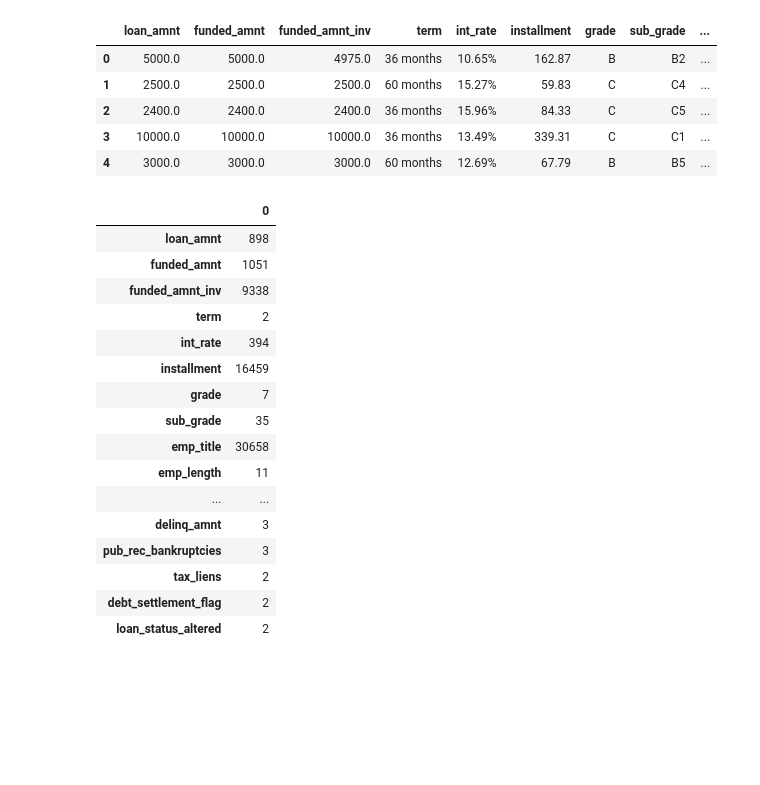
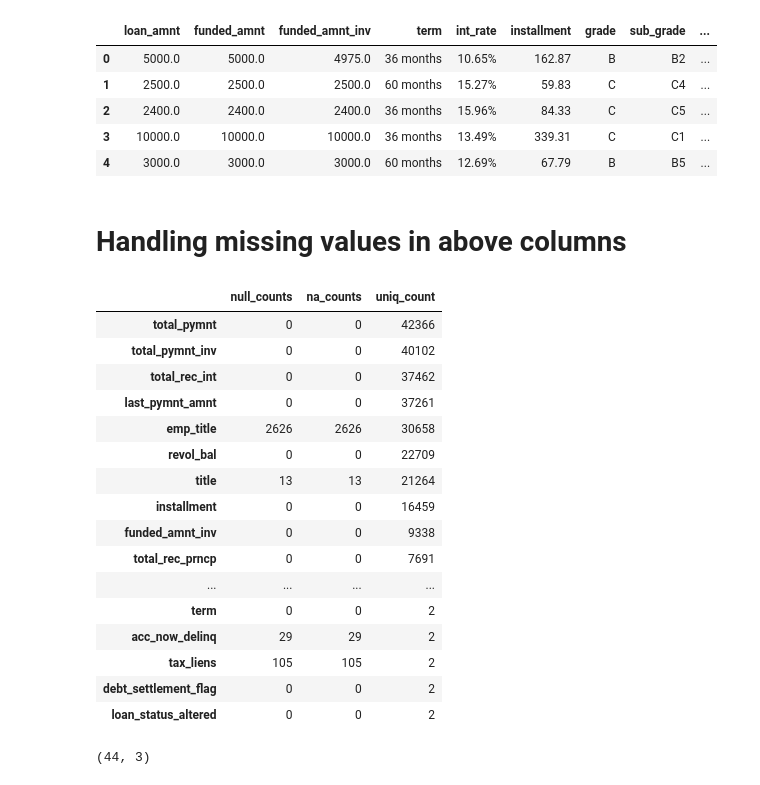
Before and after one commit to shashikumar2010s/AT-T, a Jupyter notebook: EDA.ipynb, the cells around one changed output. Drawn from its saved outputs; the diff is of its cells as text; code cells hidden in the pictures; blank space fills up the shorter version.

```diff
--- a/EDA.ipynb
+++ b/EDA.ipynb
@@ -174,26 +174,39 @@ shape of dataframe after dropping single valued columns: (42535, 44)
 | 2 | 2400.0 | 2400.0 | 2400.0 | 36 months | 15.96% | 84.33 | C | C5 | ... |
 | 3 | 10000.0 | 10000.0 | 10000.0 | 36 months | 13.49% | 339.31 | C | C1 | ... |
 | 4 | 3000.0 | 3000.0 | 3000.0 | 60 months | 12.69% | 67.79 | B | B5 | ... |
-# %%
-loan_stat_df.nunique().to_frame()
-# %% [output]
-|  | 0 |
-| loan_amnt | 898 |
-| funded_amnt | 1051 |
-| funded_amnt_inv | 9338 |
-| term | 2 |
-| int_rate | 394 |
-| installment | 16459 |
-| grade | 7 |
-| sub_grade | 35 |
-| emp_title | 30658 |
-| emp_length | 11 |
-| ... | ... |
-| delinq_amnt | 3 |
-| pub_rec_bankruptcies | 3 |
-| tax_liens | 2 |
-| debt_settlement_flag | 2 |
-| loan_status_altered | 2 |
+# %% [markdown]
+# Handling missing values in above columns
+# %%
+pd.set_option('display.max_rows', None)
+null_counts = loan_stat_df.isnull().sum()#.to_frame()
+na_counts = loan_stat_df.isna().sum()#.to_frame()
+uniq_count_df = loan_stat_df.nunique().to_frame()
+null_counts_df = null_counts.to_frame()
+na_counts_df = na_counts.to_frame()
+df_concat = pd.concat([null_counts_df, na_counts_df, uniq_count_df], axis=1)
+df_concat.columns = ['null_counts', 'na_counts', 'uniq_count']
+df_concat_sorted =df_concat.sort_values('uniq_count', ascending=False)
+display(df_concat_sorted)
+print(df_concat.shape)
+# %% [output]
+|  | null_counts | na_counts | uniq_count |
+| total_pymnt | 0 | 0 | 42366 |
+| total_pymnt_inv | 0 | 0 | 40102 |
+| total_rec_int | 0 | 0 | 37462 |
+| last_pymnt_amnt | 0 | 0 | 37261 |
+| emp_title | 2626 | 2626 | 30658 |
+| revol_bal | 0 | 0 | 22709 |
+| title | 13 | 13 | 21264 |
+| installment | 0 | 0 | 16459 |
+| funded_amnt_inv | 0 | 0 | 9338 |
+| total_rec_prncp | 0 | 0 | 7691 |
+| ... | ... | ... | ... |
+| term | 0 | 0 | 2 |
+| acc_now_delinq | 29 | 29 | 2 |
+| tax_liens | 105 | 105 | 2 |
+| debt_settlement_flag | 0 | 0 | 2 |
+| loan_status_altered | 0 | 0 | 2 |
+(44, 3)
 # %%
 loan_amnt	funded_amnt
 # %%
```
